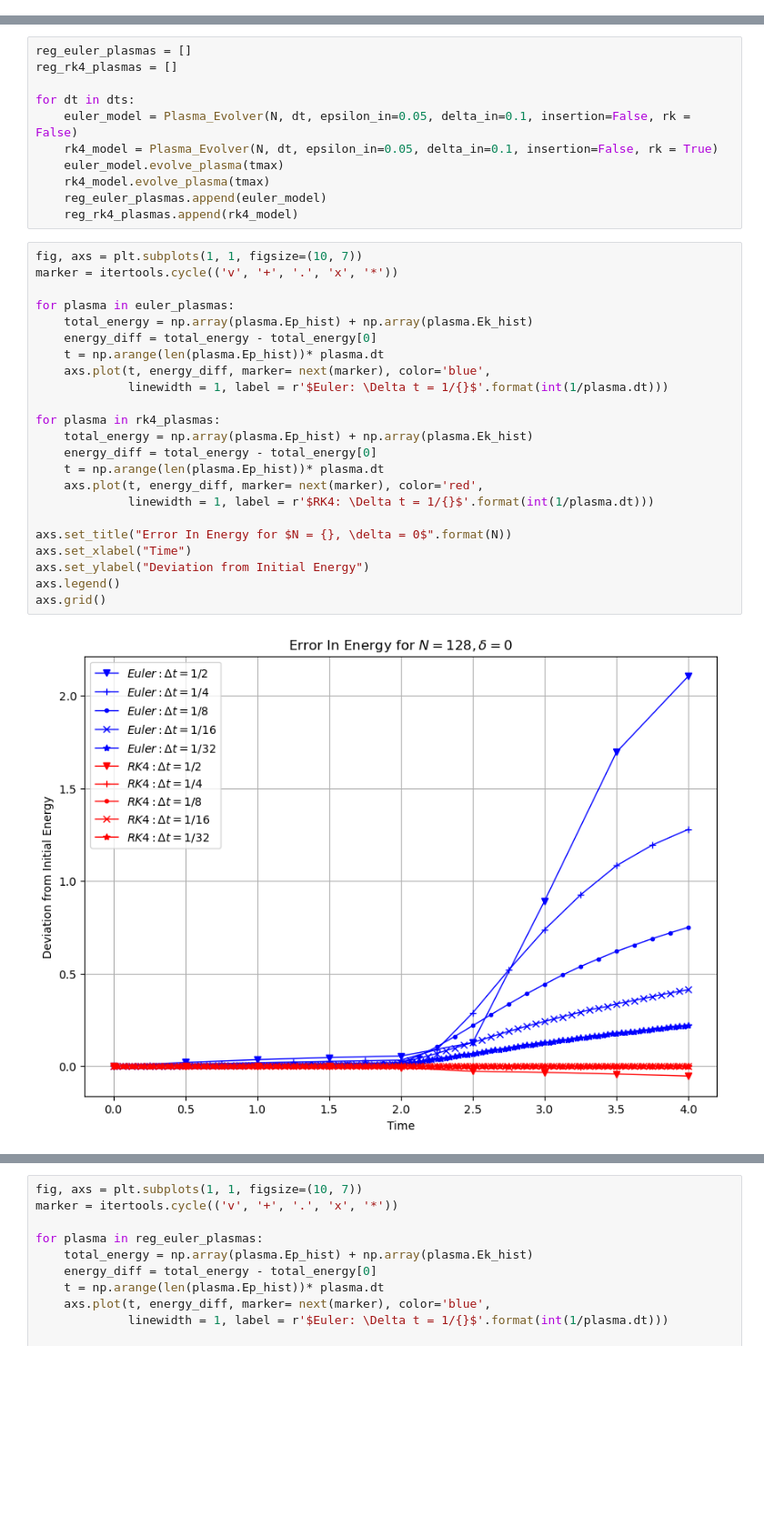
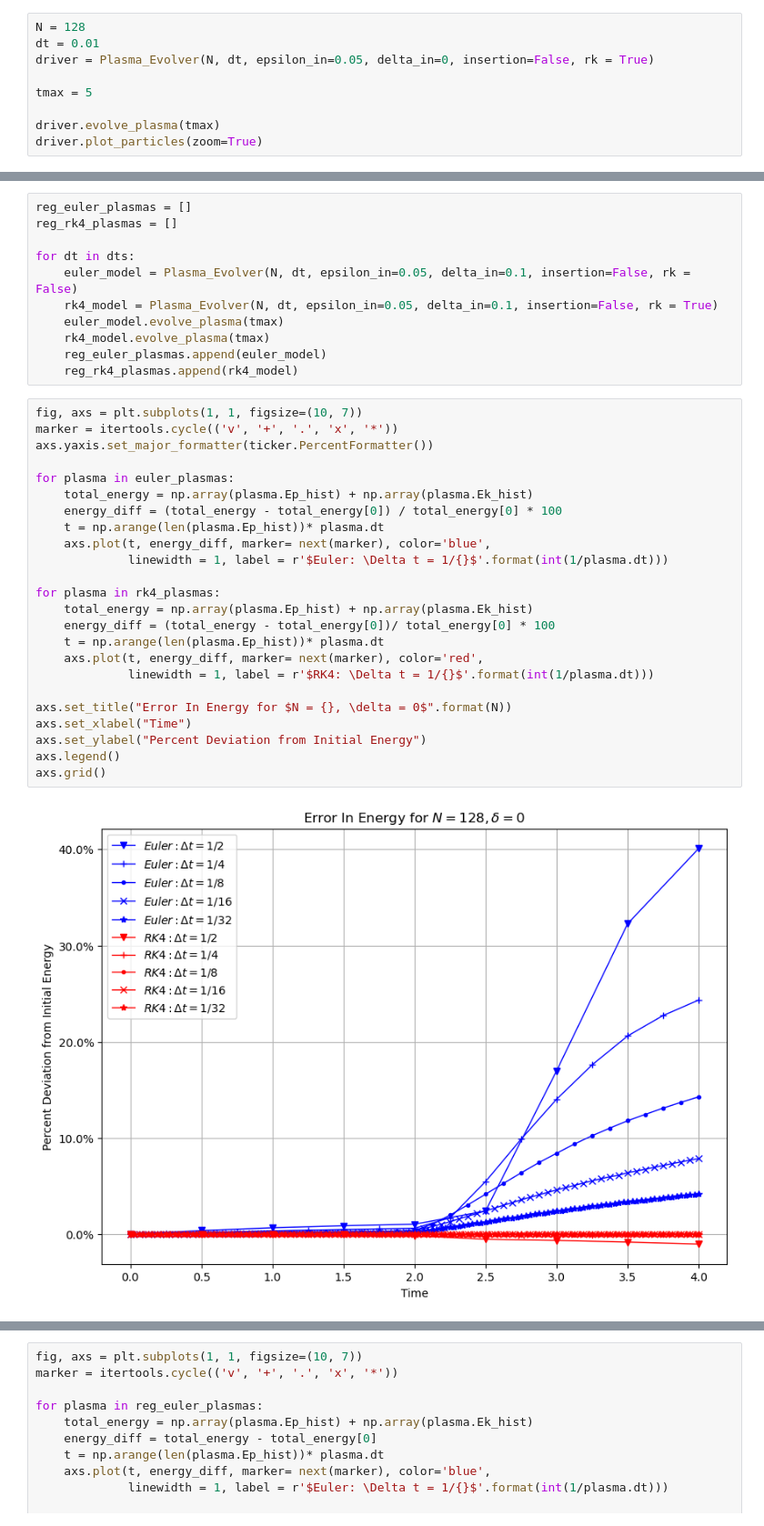
Before and after one commit to horaciomorenom/PlasmaModel, a Jupyter notebook: ColdStream.ipynb, the cells around one changed output, grey strips where cells are left out. Shown at 91% size. Cells and saved outputs as stored; diff of their text form; blank space fills up the shorter version.

```diff
--- a/ColdStream.ipynb
+++ b/ColdStream.ipynb
@@ -30,0 +35,9 @@ driver.plot_particles((-1,),periods=1)
+# %%
+N = 128
+dt = 0.01
+driver = Plasma_Evolver(N, dt, epsilon_in=0.05, delta_in=0, insertion=False, rk = True)
+
+tmax = 5
+
+driver.evolve_plasma(tmax)
+driver.plot_particles(zoom=True)
@@ -101,28 +116,29 @@ for dt in dts:
 # %%
 fig, axs = plt.subplots(1, 1, figsize=(10, 7))
 marker = itertools.cycle(('v', '+', '.', 'x', '*'))
+axs.yaxis.set_major_formatter(ticker.PercentFormatter())
 
 for plasma in euler_plasmas:
     total_energy = np.array(plasma.Ep_hist) + np.array(plasma.Ek_hist)
-    energy_diff = total_energy - total_energy[0]
+    energy_diff = (total_energy - total_energy[0]) / total_energy[0] * 100
     t = np.arange(len(plasma.Ep_hist))* plasma.dt
     axs.plot(t, energy_diff, marker= next(marker), color='blue',
              linewidth = 1, label = r'$Euler: \Delta t = 1/{}$'.format(int(1/plasma.dt)))
 
 for plasma in rk4_plasmas:
     total_energy = np.array(plasma.Ep_hist) + np.array(plasma.Ek_hist)
-    energy_diff = total_energy - total_energy[0]
+    energy_diff = (total_energy - total_energy[0])/ total_energy[0] * 100
     t = np.arange(len(plasma.Ep_hist))* plasma.dt
     axs.plot(t, energy_diff, marker= next(marker), color='red',
              linewidth = 1, label = r'$RK4: \Delta t = 1/{}$'.format(int(1/plasma.dt)))
 
 axs.set_title("Error In Energy for $N = {}, \delta = 0$".format(N))
 axs.set_xlabel("Time")
-axs.set_ylabel("Deviation from Initial Energy")
+axs.set_ylabel("Percent Deviation from Initial Energy")
 axs.legend()
 axs.grid()
 # %% [output]
-[figure, old version]
+[figure, new version]
 # %%
 fig, axs = plt.subplots(1, 1, figsize=(10, 7))
 marker = itertools.cycle(('v', '+', '.', 'x', '*'))
```
Also changed, not shown: parts of 12 cells of this notebook, 1 other file.
